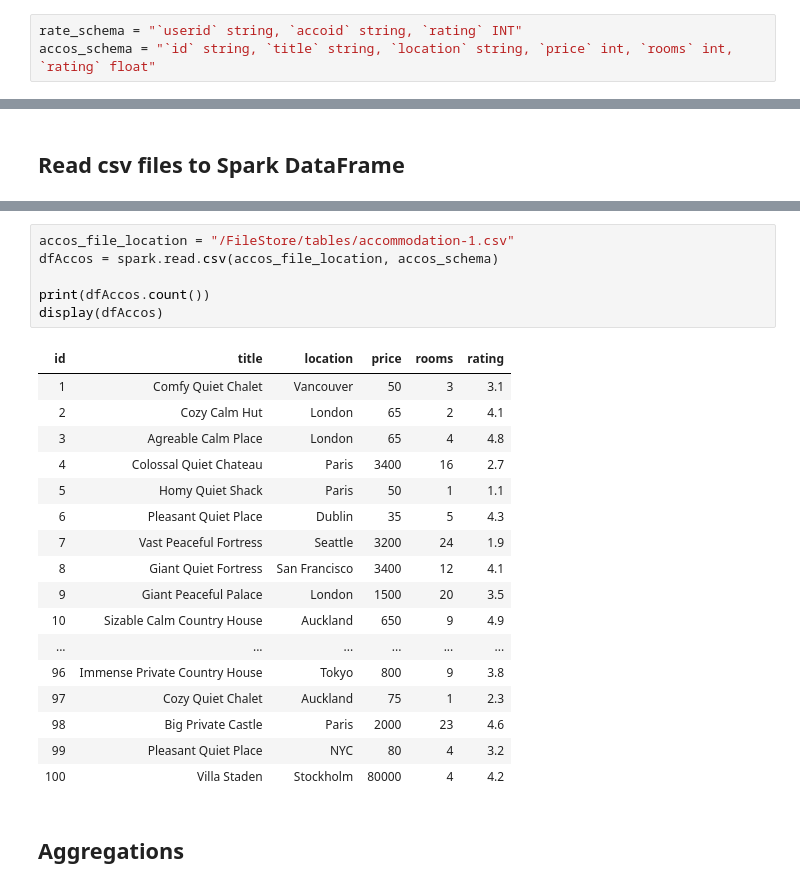
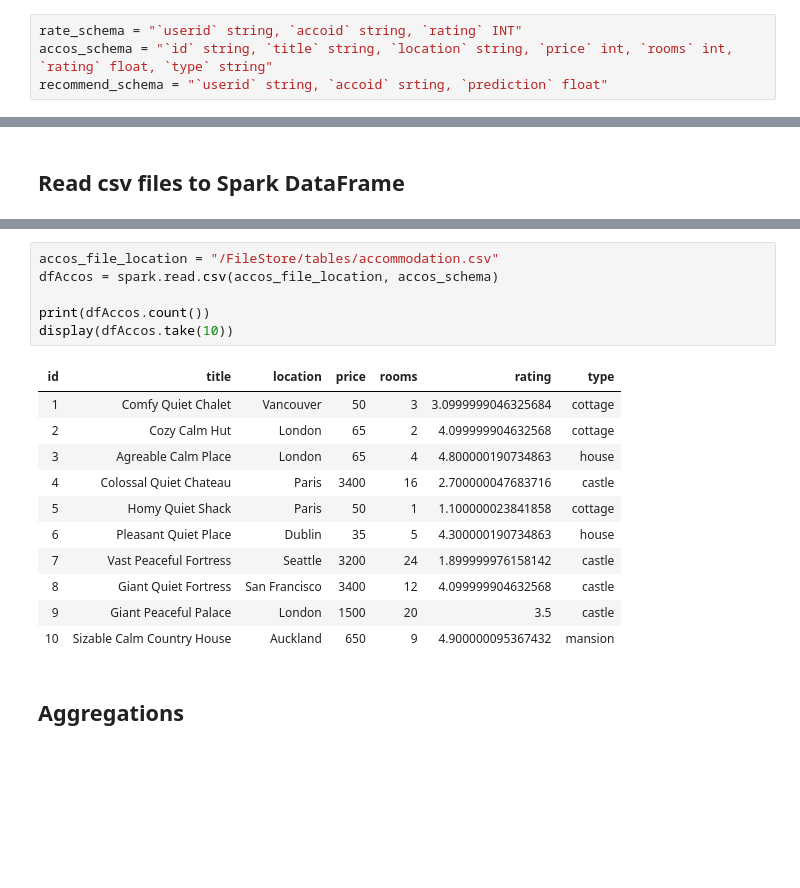
Before and after one commit to xingyazhou/datageek-github, a Jupyter notebook: pyspark/pySpark_SparkML_Example_Recommendation.ipynb, the cells around one changed output, grey strips where cells are left out. Cells and saved outputs as stored; diff of their text form; blank space fills up the shorter version.

```diff
--- a/pyspark/pySpark_SparkML_Example_Recommendation.ipynb
+++ b/pyspark/pySpark_SparkML_Example_Recommendation.ipynb
@@ -19,7 +19,8 @@ from pyspark.mllib.recommendation import ALS, MatrixFactorizationModel, Rating
 ## Design Schema
 # %%
 rate_schema = "`userid` string, `accoid` string, `rating` INT"
-accos_schema = "`id` string, `title` string, `location` string, `price` int, `rooms` int, `rating` float"
+accos_schema = "`id` string, `title` string, `location` string, `price` int, `rooms` int, `rating` float, `type` string"
+recommend_schema = "`userid` string, `accoid` srting, `prediction` float"
 # %% [output]
 [interactive output not drawn]
 # %% [markdown]
@@ -54,28 +48,22 @@ print(dfRates.count())
 # %% [output]
 [interactive output not drawn]
 # %%
-accos_file_location = "/FileStore/tables/accommodation-1.csv"
+accos_file_location = "/FileStore/tables/accommodation.csv"
 dfAccos = spark.read.csv(accos_file_location, accos_schema)
 
 print(dfAccos.count())
-display(dfAccos)
+display(dfAccos.take(10))
 # %% [output]
-| id | title | location | price | rooms | rating |
-| 1 | Comfy Quiet Chalet | Vancouver | 50 | 3 | 3.1 |
-| 2 | Cozy Calm Hut | London | 65 | 2 | 4.1 |
-| 3 | Agreable Calm Place | London | 65 | 4 | 4.8 |
-| 4 | Colossal Quiet Chateau | Paris | 3400 | 16 | 2.7 |
-| 5 | Homy Quiet Shack | Paris | 50 | 1 | 1.1 |
-| 6 | Pleasant Quiet Place | Dublin | 35 | 5 | 4.3 |
-| 7 | Vast Peaceful Fortress | Seattle | 3200 | 24 | 1.9 |
-| 8 | Giant Quiet Fortress | San Francisco | 3400 | 12 | 4.1 |
-| 9 | Giant Peaceful Palace | London | 1500 | 20 | 3.5 |
-| 10 | Sizable Calm Country House | Auckland | 650 | 9 | 4.9 |
-| ... | ... | ... | ... | ... | ... |
-| 96 | Immense Private Country House | Tokyo | 800 | 9 | 3.8 |
-| 97 | Cozy Quiet Chalet | Auckland | 75 | 1 | 2.3 |
-| 98 | Big Private Castle | Paris | 2000 | 23 | 4.6 |
-| 99 | Pleasant Quiet Place | NYC | 80 | 4 | 3.2 |
-| 100 | Villa Staden | Stockholm | 80000 | 4 | 4.2 |
+| id | title | location | price | rooms | rating | type |
+| 1 | Comfy Quiet Chalet | Vancouver | 50 | 3 | 3.0999999046325684 | cottage |
+| 2 | Cozy Calm Hut | London | 65 | 2 | 4.099999904632568 | cottage |
+| 3 | Agreable Calm Place | London | 65 | 4 | 4.800000190734863 | house |
+| 4 | Colossal Quiet Chateau | Paris | 3400 | 16 | 2.700000047683716 | castle |
+| 5 | Homy Quiet Shack | Paris | 50 | 1 | 1.100000023841858 | cottage |
+| 6 | Pleasant Quiet Place | Dublin | 35 | 5 | 4.300000190734863 | house |
+| 7 | Vast Peaceful Fortress | Seattle | 3200 | 24 | 1.899999976158142 | castle |
+| 8 | Giant Quiet Fortress | San Francisco | 3400 | 12 | 4.099999904632568 | castle |
+| 9 | Giant Peaceful Palace | London | 1500 | 20 | 3.5 | castle |
+| 10 | Sizable Calm Country House | Auckland | 650 | 9 | 4.900000095367432 | mansion |
 # %% [markdown]
 ## Aggregations
```
Also changed, not shown: parts of 25 cells of this notebook.
